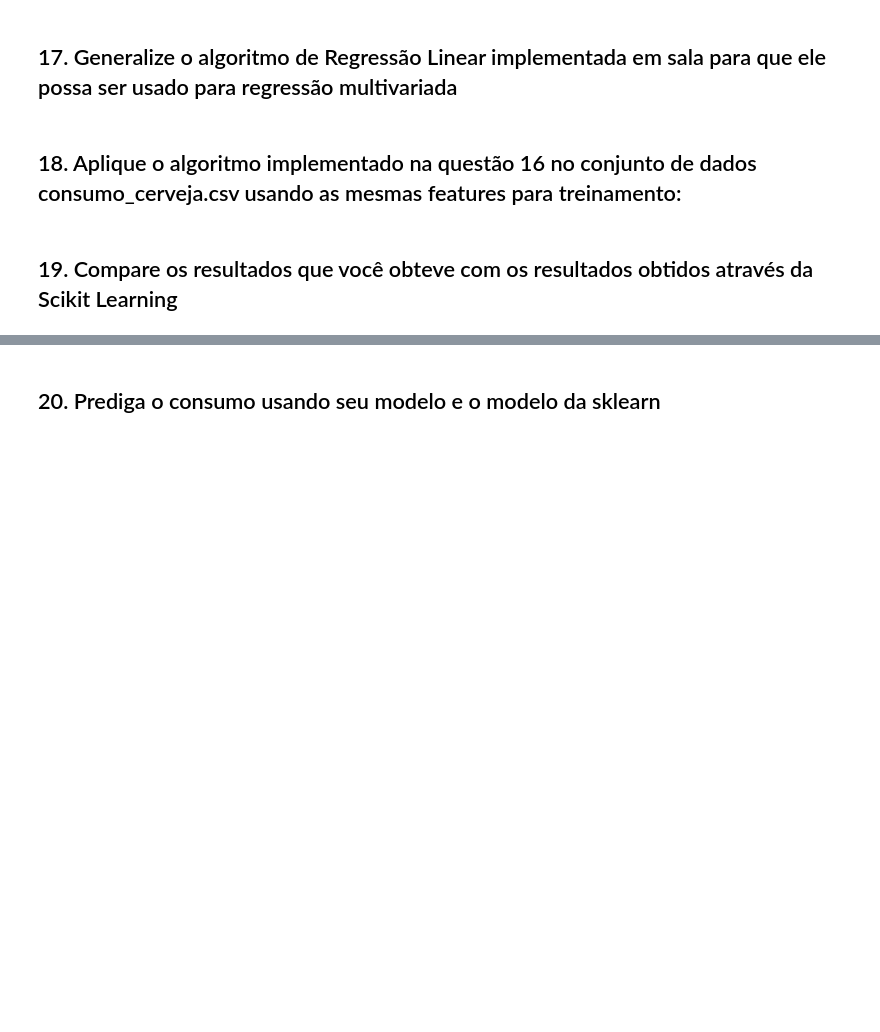
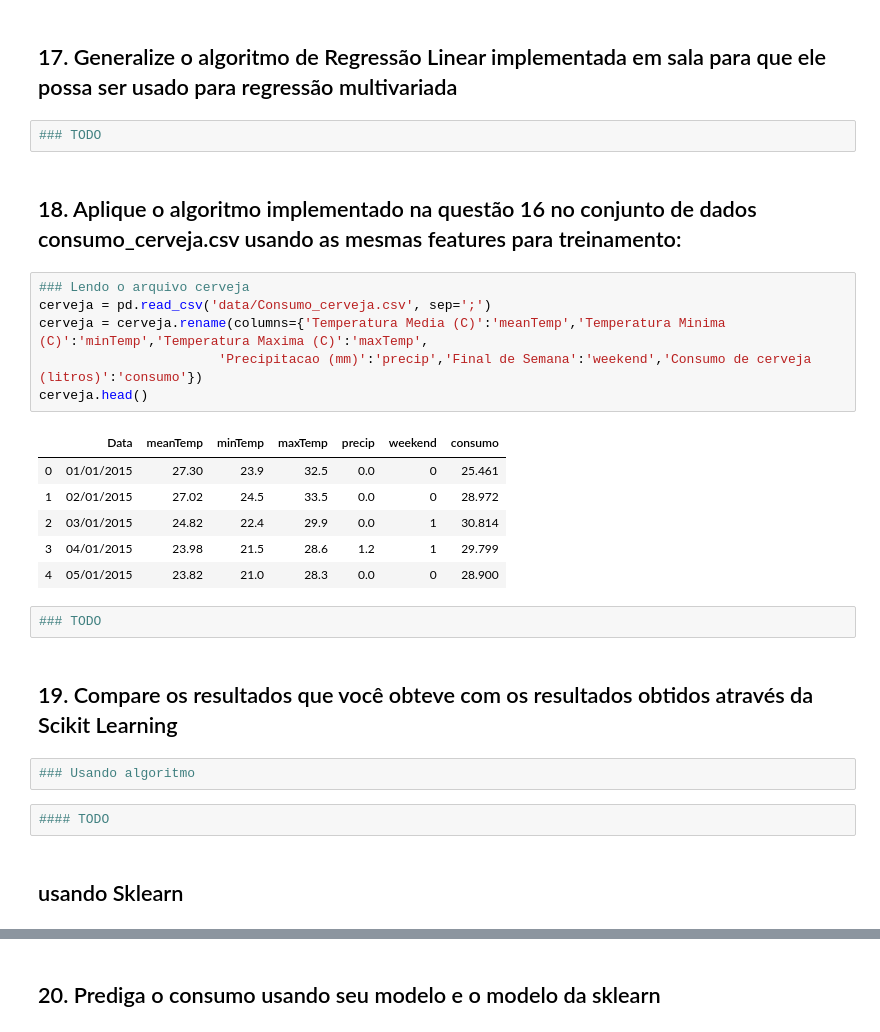
Before and after one commit to thonrocha/fiap-python, a Jupyter notebook: Trabalho_Final_Phyton.ipynb, the cells around one changed output, grey strips where cells are left out. Saved outputs shown, nothing was run; the diff lists cells and outputs as text; blank space fills up the shorter version.

Commit message:
add column calc by filter

```diff
--- a/Trabalho_Final_Phyton.ipynb
+++ b/Trabalho_Final_Phyton.ipynb
@@ -443,7 +459,30 @@ array([154.80388927])
 ### O resultado foi uma venda estima de 154.8
 # %% [markdown]
 ## 17. Generalize o algoritmo de Regressão Linear implementada em sala para que ele possa ser usado para regressão multivariada
+# %%
+### TODO
 # %% [markdown]
 ## 18. Aplique o algoritmo implementado na questão 16 no conjunto de dados consumo_cerveja.csv usando as mesmas features para treinamento:
+# %%
+### Lendo o arquivo cerveja
+cerveja = pd.read_csv('data/Consumo_cerveja.csv', sep=';')
+cerveja = cerveja.rename(columns={'Temperatura Media (C)':'meanTemp','Temperatura Minima (C)':'minTemp','Temperatura Maxima (C)':'maxTemp',
+                       'Precipitacao (mm)':'precip','Final de Semana':'weekend','Consumo de cerveja (litros)':'consumo'})
+cerveja.head()
+# %% [output]
+|  | Data | meanTemp | minTemp | maxTemp | precip | weekend | consumo |
+| 0 | 01/01/2015 | 27.30 | 23.9 | 32.5 | 0.0 | 0 | 25.461 |
+| 1 | 02/01/2015 | 27.02 | 24.5 | 33.5 | 0.0 | 0 | 28.972 |
+| 2 | 03/01/2015 | 24.82 | 22.4 | 29.9 | 0.0 | 1 | 30.814 |
+| 3 | 04/01/2015 | 23.98 | 21.5 | 28.6 | 1.2 | 1 | 29.799 |
+| 4 | 05/01/2015 | 23.82 | 21.0 | 28.3 | 0.0 | 0 | 28.900 |
+# %%
+### TODO
 # %% [markdown]
 ## 19. Compare os resultados que você obteve com os resultados obtidos através da Scikit Learning
+# %%
+### Usando algoritmo
+# %%
+#### TODO
+# %% [markdown]
+## usando Sklearn
```
Also changed, not shown: parts of 14 cells of this notebook.
